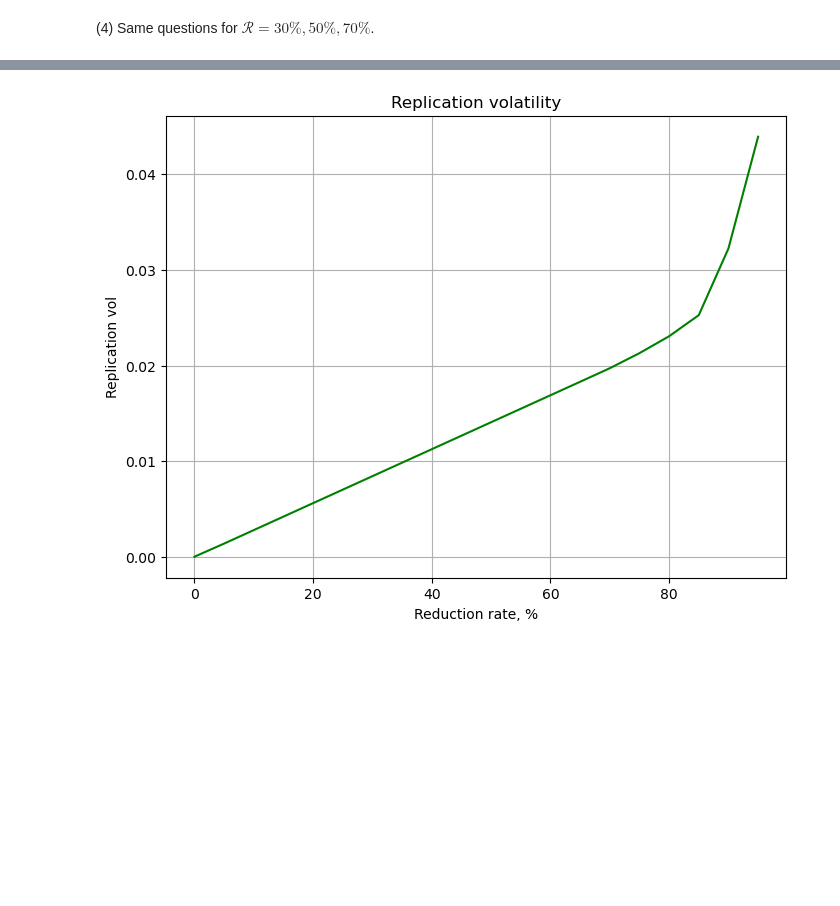
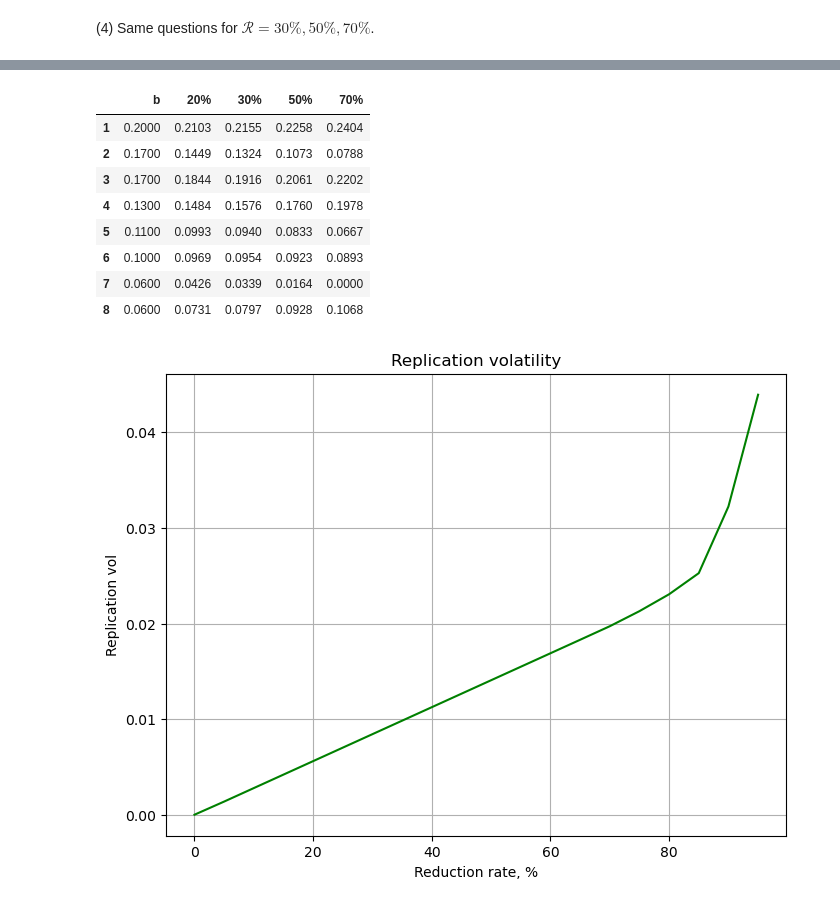
Before and after one commit to MrG1raffe/FinanceDuClimat, a Jupyter notebook: project.ipynb, the cells around one changed output, grey strips where cells are left out. Cells and saved outputs as stored; diff of their text form; code cells hidden in the pictures; blank space fills up the shorter version.

```diff
--- a/project.ipynb
+++ b/project.ipynb
@@ -274,6 +330,24 @@ for reduction_rate in reduction_rates:
         covariance_matrix=cov_mat
     )
     rep_vols.append(replication_vol(opt_portfolio, weights_ref, cov_mat))
+# %%
+results_12 = pd.DataFrame(index=index)
+results_12['b'] = weights_ref
+results_12['20%'] = opt_portfolio_20_12
+results_12['30%'] = opt_portfolio_30_12
+results_12['50%'] = opt_portfolio_50_12
+results_12['70%'] = opt_portfolio_70_12
+results_12
+# %% [output]
+|  | b | 20% | 30% | 50% | 70% |
+| 1 | 0.2000 | 0.2103 | 0.2155 | 0.2258 | 0.2404 |
+| 2 | 0.1700 | 0.1449 | 0.1324 | 0.1073 | 0.0788 |
+| 3 | 0.1700 | 0.1844 | 0.1916 | 0.2061 | 0.2202 |
+| 4 | 0.1300 | 0.1484 | 0.1576 | 0.1760 | 0.1978 |
+| 5 | 0.1100 | 0.0993 | 0.0940 | 0.0833 | 0.0667 |
+| 6 | 0.1000 | 0.0969 | 0.0954 | 0.0923 | 0.0893 |
+| 7 | 0.0600 | 0.0426 | 0.0339 | 0.0164 | 0.0000 |
+| 8 | 0.0600 | 0.0731 | 0.0797 | 0.0928 | 0.1068 |
 # %%
 fig, ax = plt.subplots(figsize=(8, 6))
 ax.plot(reduction_rates * 100, rep_vols, 'g')
```
Also changed, not shown: parts of 16 cells of this notebook.
